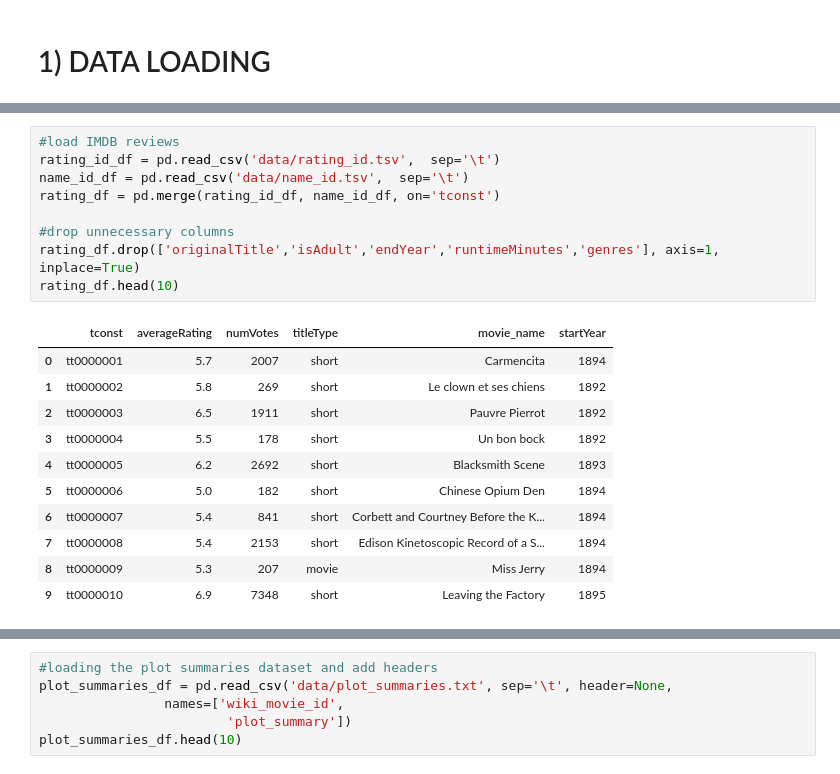
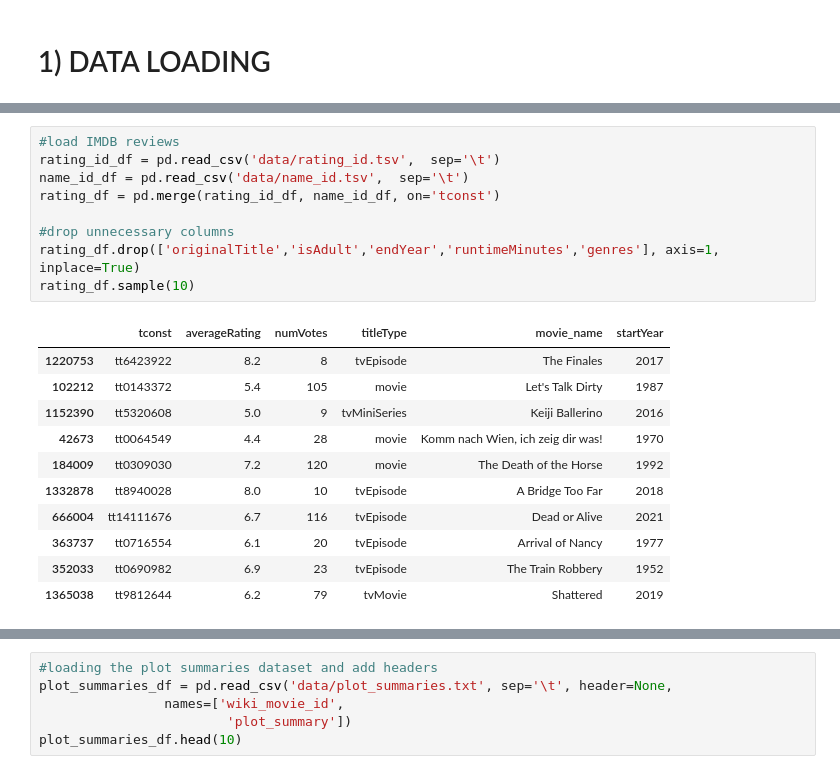
Before and after one commit to epfl-ada/ada-2023-project-adhd2023, a Jupyter notebook: milestone2.ipynb, the cells around one changed output, grey strips where cells are left out. Saved outputs shown, nothing was run; the diff lists cells and outputs as text.

```diff
--- a/milestone2.ipynb
+++ b/milestone2.ipynb
@@ -54,24 +54,24 @@ movie_metadata_df.head(10)
 # %%
 #load IMDB reviews
 rating_id_df = pd.read_csv('data/rating_id.tsv',  sep='\t')
 name_id_df = pd.read_csv('data/name_id.tsv',  sep='\t')
 rating_df = pd.merge(rating_id_df, name_id_df, on='tconst')
 
 #drop unnecessary columns
 rating_df.drop(['originalTitle','isAdult','endYear','runtimeMinutes','genres'], axis=1, inplace=True)
-rating_df.head(10)
+rating_df.sample(10)
 # %% [output]
 |  | tconst | averageRating | numVotes | titleType | movie_name | startYear |
-| 0 | tt0000001 | 5.7 | 2007 | short | Carmencita | 1894 |
-| 1 | tt0000002 | 5.8 | 269 | short | Le clown et ses chiens | 1892 |
-| 2 | tt0000003 | 6.5 | 1911 | short | Pauvre Pierrot | 1892 |
-| 3 | tt0000004 | 5.5 | 178 | short | Un bon bock | 1892 |
-| 4 | tt0000005 | 6.2 | 2692 | short | Blacksmith Scene | 1893 |
-| 5 | tt0000006 | 5.0 | 182 | short | Chinese Opium Den | 1894 |
-| 6 | tt0000007 | 5.4 | 841 | short | Corbett and Courtney Before the K... | 1894 |
-| 7 | tt0000008 | 5.4 | 2153 | short | Edison Kinetoscopic Record of a S... | 1894 |
-| 8 | tt0000009 | 5.3 | 207 | movie | Miss Jerry | 1894 |
-| 9 | tt0000010 | 6.9 | 7348 | short | Leaving the Factory | 1895 |
+| 1220753 | tt6423922 | 8.2 | 8 | tvEpisode | The Finales | 2017 |
+| 102212 | tt0143372 | 5.4 | 105 | movie | Let's Talk Dirty | 1987 |
+| 1152390 | tt5320608 | 5.0 | 9 | tvMiniSeries | Keiji Ballerino | 2016 |
+| 42673 | tt0064549 | 4.4 | 28 | movie | Komm nach Wien, ich zeig dir was! | 1970 |
+| 184009 | tt0309030 | 7.2 | 120 | movie | The Death of the Horse | 1992 |
+| 1332878 | tt8940028 | 8.0 | 10 | tvEpisode | A Bridge Too Far | 2018 |
+| 666004 | tt14111676 | 6.7 | 116 | tvEpisode | Dead or Alive | 2021 |
+| 363737 | tt0716554 | 6.1 | 20 | tvEpisode | Arrival of Nancy | 1977 |
+| 352033 | tt0690982 | 6.9 | 23 | tvEpisode | The Train Robbery | 1952 |
+| 1365038 | tt9812644 | 6.2 | 79 | tvMovie | Shattered | 2019 |
 # %%
 #loading the events dataset
 events = pd.read_csv('data/events.csv')
```
Also changed, not shown: parts of 15 cells of this notebook.
